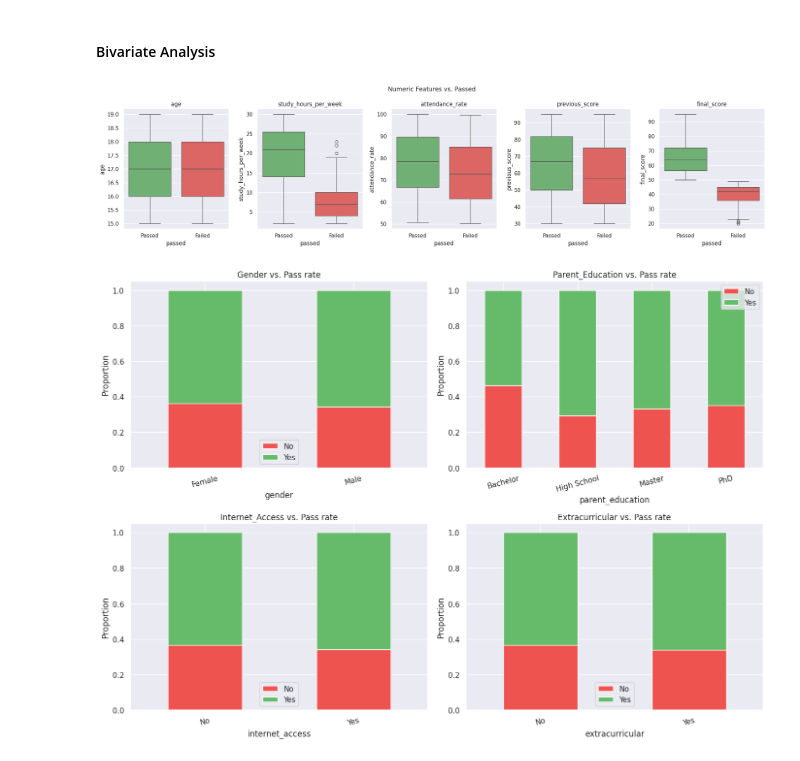
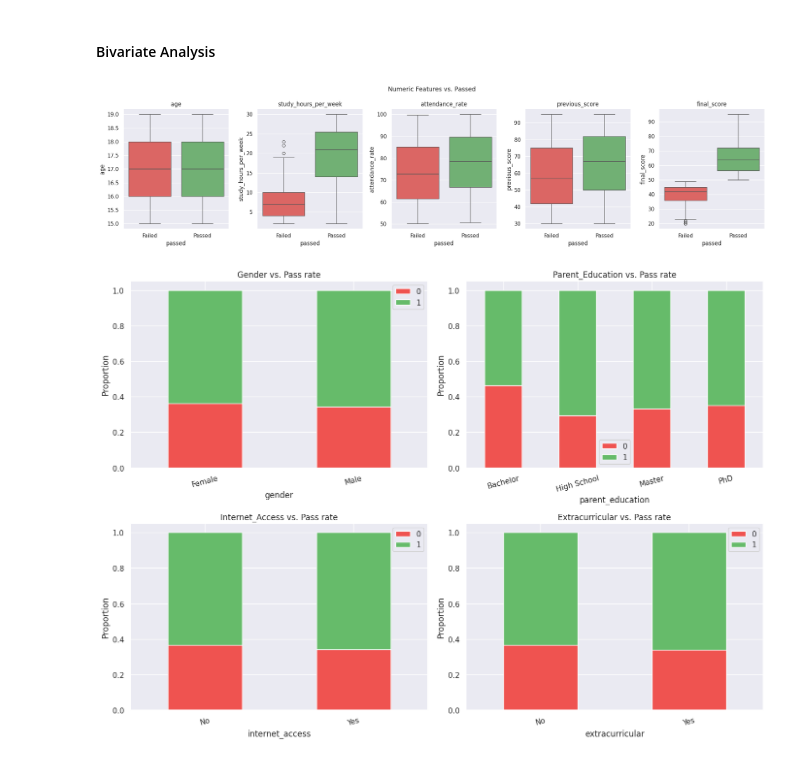
Before and after one commit to raymakoko/Student_Performance_Analyzer, a Jupyter notebook: notebooks/cleaningdata.ipynb, the cells around one changed output. Saved outputs shown, nothing was run; the diff lists cells and outputs as text; code cells hidden in the pictures.

```diff
--- a/notebooks/cleaningdata.ipynb
+++ b/notebooks/cleaningdata.ipynb
@@ -199,6 +199,8 @@ Dropped 'student_id'. Remaining columns: ['gender', 'age', 'study_hours_per_week
 - The Target variable is Passed. To visiaulize the number of students who passed or failed
 # %%
 # Target Variable distribution
+# convert to binary
+df['passed'] = df['passed'].map({'Yes':1, 'No':0})
 print("=== Target: 'passed' value counts ===")
 print(df['passed'].value_counts())
 print(df['passed'].value_counts(normalize=True).round(3))
@@ -281,20 +284,20 @@ plt.show()
 # %%
 # Numeric feature vs Passed (boxplots)
 # A clear separation between the two boxes = strong predictor
 fig, axes = plt.subplots(1, len(num_features), figsize=(20,5))
 
 for ax, col in zip(axes, num_features):
     sns.boxplot(data=df, x='passed', y=col,
-                palette={'Yes': '#66bb6a', 'No': '#ef5350'}, ax=ax
+                palette={'0': '#ef5350', '1': '#66bb6a'}, ax=ax
                 )
     ax.set_title(col)
-    ax.set_xticklabels(['Passed', 'Failed'])
+    ax.set_xticklabels(['Failed', 'Passed'])
 
 plt.suptitle('Numeric Features vs. Passed', fontsize=13)
 plt.tight_layout()
 plt.show()
 # %% [output]
-[figure, old version]
+[figure, new version]
 # %%
 # categorical features  vs passed (stacked bar / crosstab)
 fig, axes = plt.subplots(2, 2, figsize=(14,10))
@@ -315,6 +318,6 @@ for i, col in enumerate(cat_features):
 plt.tight_layout()
 plt.show()
 # %% [output]
-[figure, old version]
+[figure, new version]
 # %%
 # correlation heatmap
```
Also changed, not shown: parts of 11 cells of this notebook.
